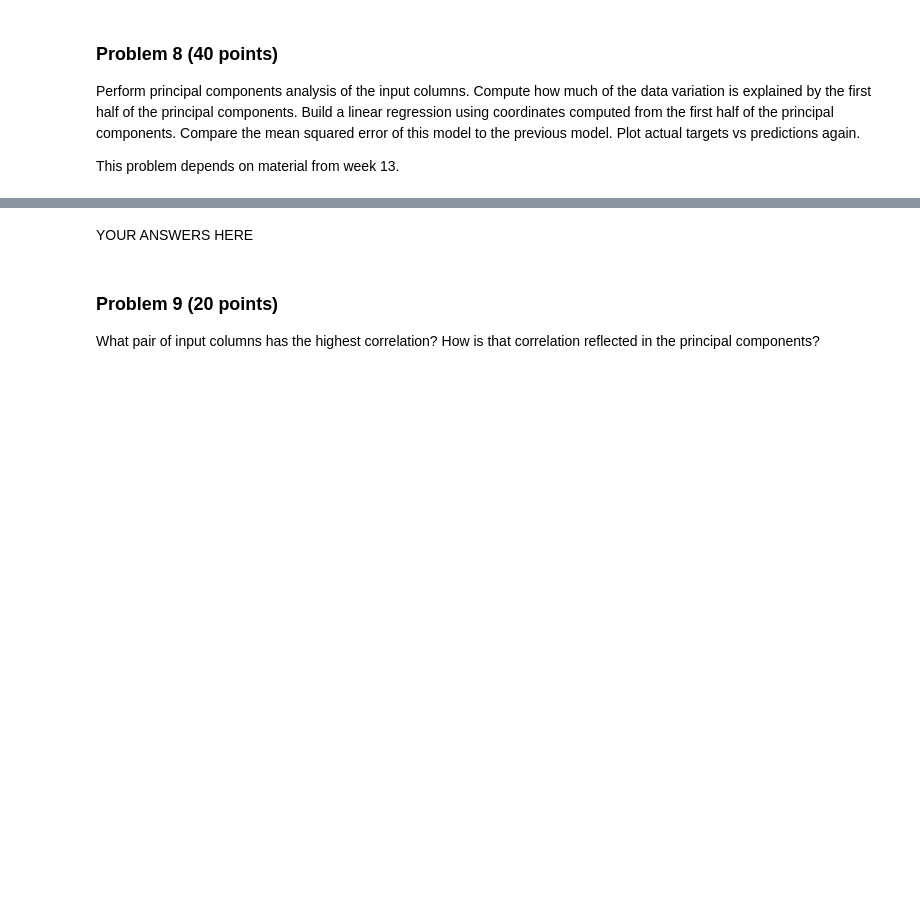
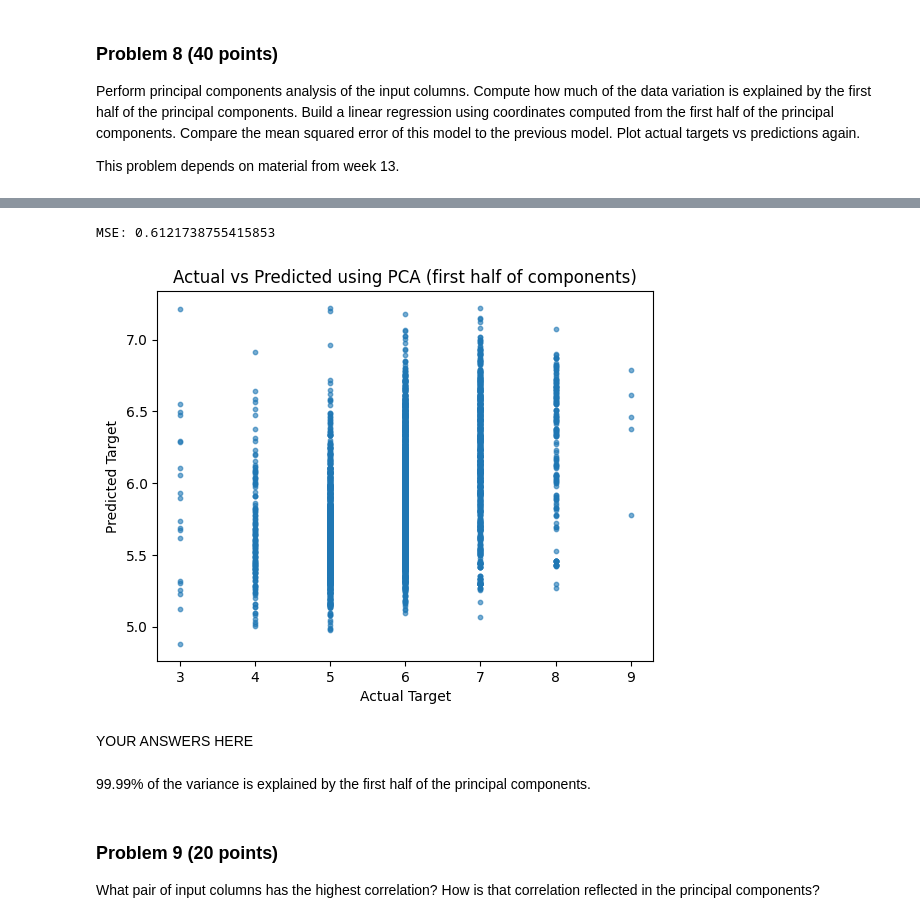
Before and after one commit to reynolkb-bu/dx601-final-project, a Jupyter notebook: project.ipynb, the cells around one changed output, grey strips where cells are left out. Cells and saved outputs as stored; diff of their text form; code cells hidden in the pictures; blank space fills up the shorter version.

```diff
--- a/project.ipynb
+++ b/project.ipynb
@@ -473,0 +472,19 @@ This problem depends on material from week 13.
+# %%
+# YOUR CODE HERE
+
+from sklearn.decomposition import PCA
+from sklearn.metrics import mean_squared_error
+
+input_df = white_wine_data.drop('target', axis=1)
+input_cols = white_wine_data.drop('target', axis=1, inplace=False).to_numpy()
+
+pca = PCA()
+pca.fit(input_cols)
+explained_variance_ratios = pca.explained_variance_ratio_
+num_components = len(explained_variance_ratios)
+half_num_components = num_components // 2
+variance_explained_by_first_half = np.sum(explained_variance_ratios[:half_num_components])
+
+print(f"Total number of principal components: {num_components}")
+print(f"Number of principal components in the first half: {half_num_components}")
+print(f"Variance explained by the first half of principal components: {variance_explained_by_first_half:.8f}")
@@ -474,5 +533,31 @@ This problem depends on material from week 13.
+# %%
+from sklearn.linear_model import LinearRegression
+
+X_pca = pca.transform(input_cols)
+X_reduced = X_pca[:, :half_num_components]
+y = white_wine_data["target"].to_numpy()
+
+lr = LinearRegression()
+lr.fit(X_reduced, y)
+
+y_pred = lr.predict(X_reduced)
+
+mse = mean_squared_error(y, y_pred)
+print("MSE:", mse)
+# %% [output]
+MSE: 0.6121738755415853
+# %%
+plt.scatter(y, y_pred, alpha=0.6, s=10)
+plt.xlabel("Actual Target")
+plt.ylabel("Predicted Target")
+plt.title("Actual vs Predicted using PCA (first half of components)")
+plt.show()
+# %% [output]
+[figure, added]
 # %% [markdown]
 YOUR ANSWERS HERE
+# %% [markdown]
+99.99% of the variance is explained by the first half of the principal components.
 # %% [markdown]
 ### Problem 9 (20 points)
 
```
Also changed, not shown: parts of 4 cells of this notebook.
